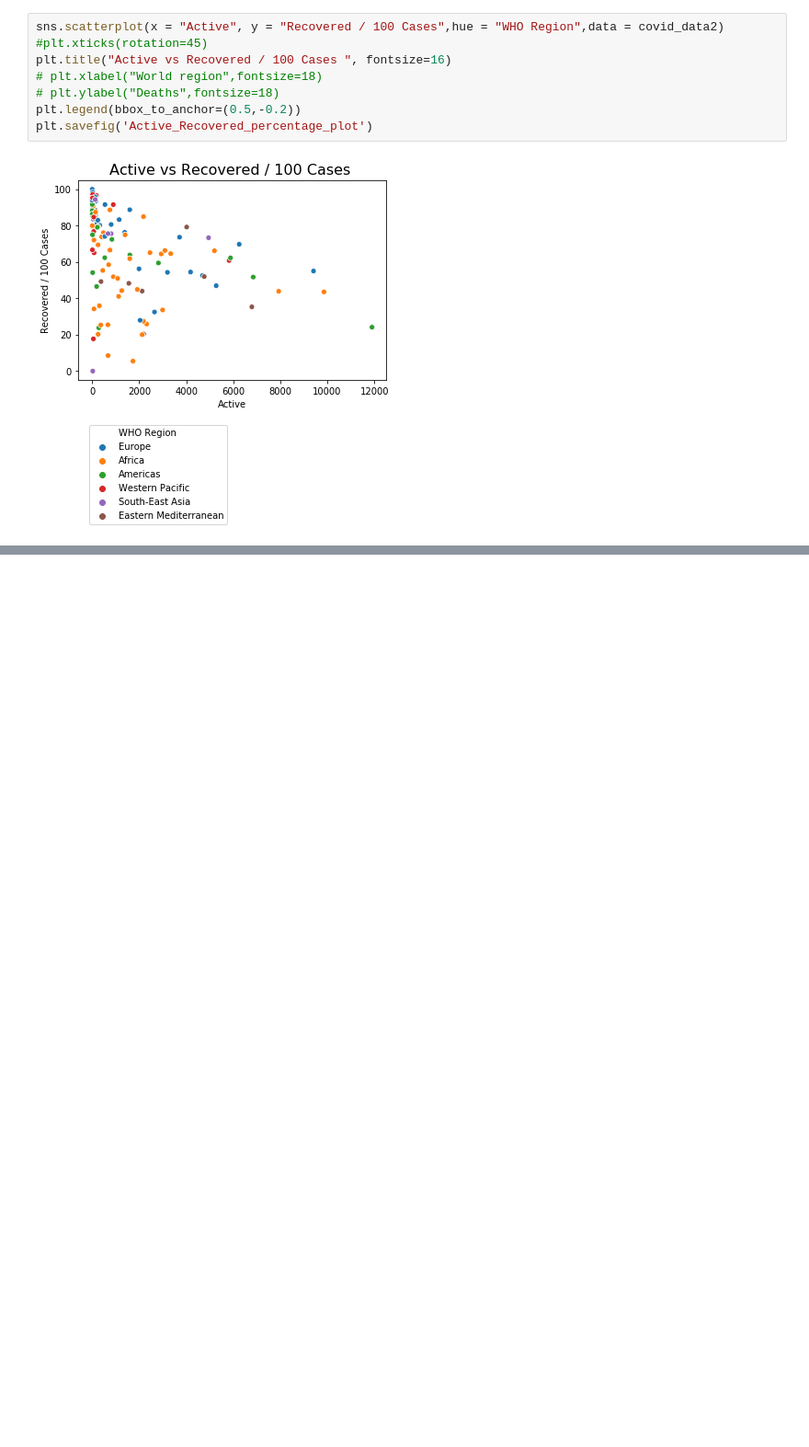
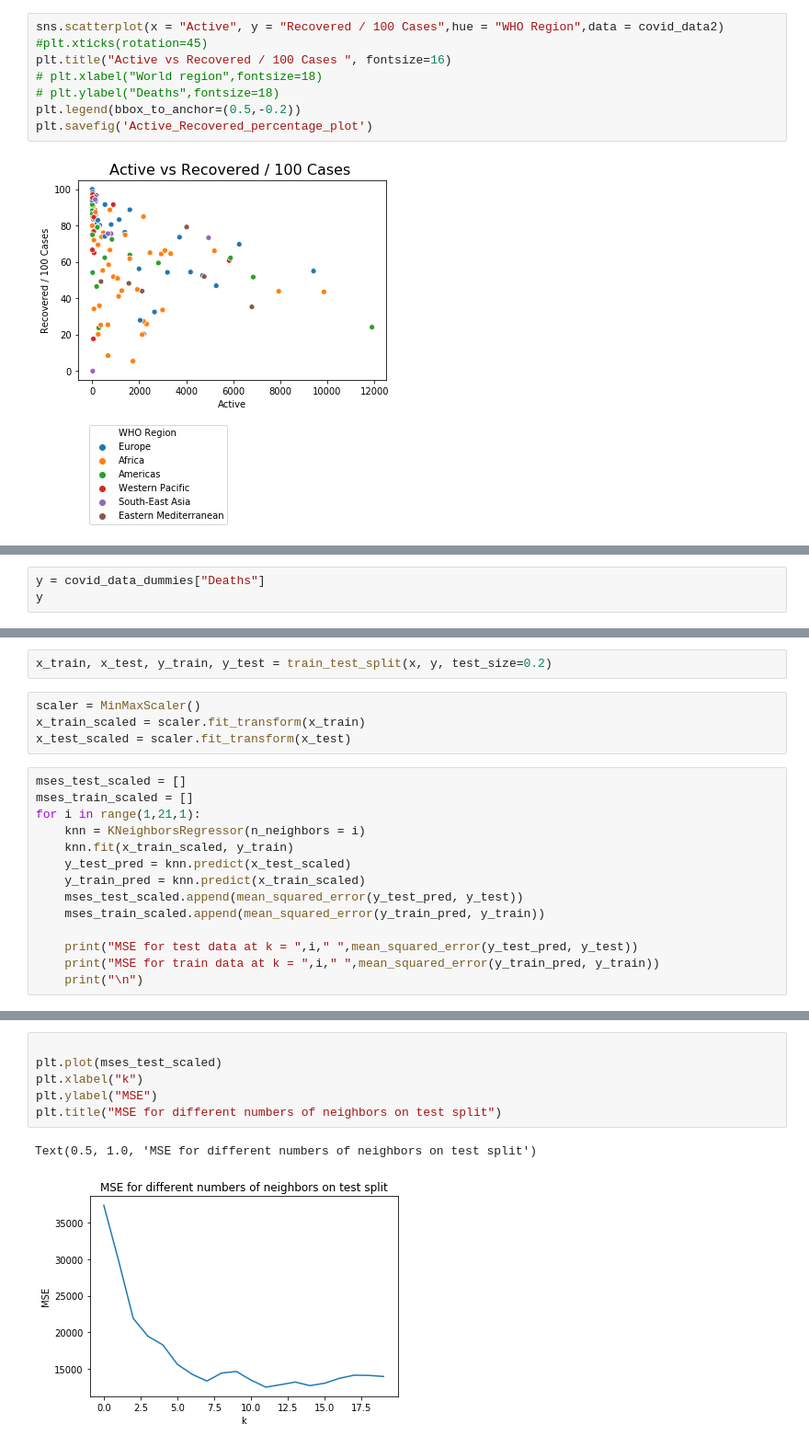
Before and after one commit to liger1apwm/Covid-data-analysis, a Jupyter notebook: covid_data_analysis.ipynb, the cells around one changed output, grey strips where cells are left out. Shown: that part at 92% size. Saved outputs shown, nothing was run; the diff lists cells and outputs as text; blank space fills up the shorter version.

```diff
--- a/covid_data_analysis.ipynb
+++ b/covid_data_analysis.ipynb
@@ -142,0 +330,3 @@ plt.savefig('Active_Recovered_percentage_plot')
+# %%
+y = covid_data_dummies["Deaths"]
+y
@@ -142,0 +346,20 @@ plt.savefig('Active_Recovered_percentage_plot')
+# %%
+x_train, x_test, y_train, y_test = train_test_split(x, y, test_size=0.2)
+# %%
+scaler = MinMaxScaler()
+x_train_scaled = scaler.fit_transform(x_train)
+x_test_scaled = scaler.fit_transform(x_test)
+# %%
+mses_test_scaled = []
+mses_train_scaled = []
+for i in range(1,21,1):
+    knn = KNeighborsRegressor(n_neighbors = i)
+    knn.fit(x_train_scaled, y_train)
+    y_test_pred = knn.predict(x_test_scaled)
+    y_train_pred = knn.predict(x_train_scaled)
+    mses_test_scaled.append(mean_squared_error(y_test_pred, y_test))
+    mses_train_scaled.append(mean_squared_error(y_train_pred, y_train))
+
+    print("MSE for test data at k = ",i," ",mean_squared_error(y_test_pred, y_test))
+    print("MSE for train data at k = ",i," ",mean_squared_error(y_train_pred, y_train))
+    print("\n")
@@ -142,0 +384,9 @@ plt.savefig('Active_Recovered_percentage_plot')
+# %%
+
+plt.plot(mses_test_scaled)
+plt.xlabel("k")
+plt.ylabel("MSE")
+plt.title("MSE for different numbers of neighbors on test split")
+# %% [output]
+Text(0.5, 1.0, 'MSE for different numbers of neighbors on test split')
+[figure, added]
```
Also changed, not shown: parts of 21 cells of this notebook, 1 other file.
